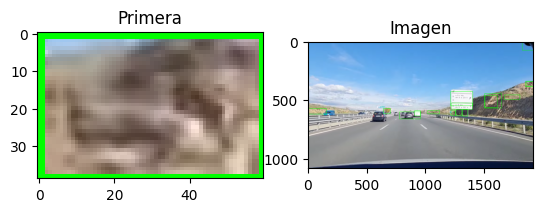
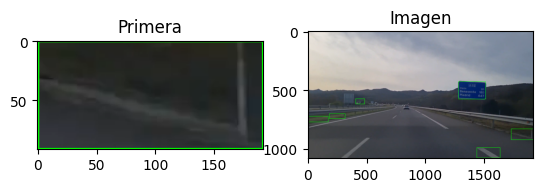
Unified diff of the notebook cell whose output changed from the first chart to the second:
--- before
+++ after
@@ -7,8 +7,8 @@
 
 plt.subplot(1,2,1)
-plt.imshow(recortes[1][0])
+plt.imshow(recortes[len(recortes)-1][0])
 plt.title("Primera")
 
 plt.subplot(1,2,2)
-plt.imshow(rgb_images[recortes[1][1]])
+plt.imshow(rgb_images[recortes[len(recortes)-1][1]])
 plt.title("Imagen")

Commit: marcara recortes